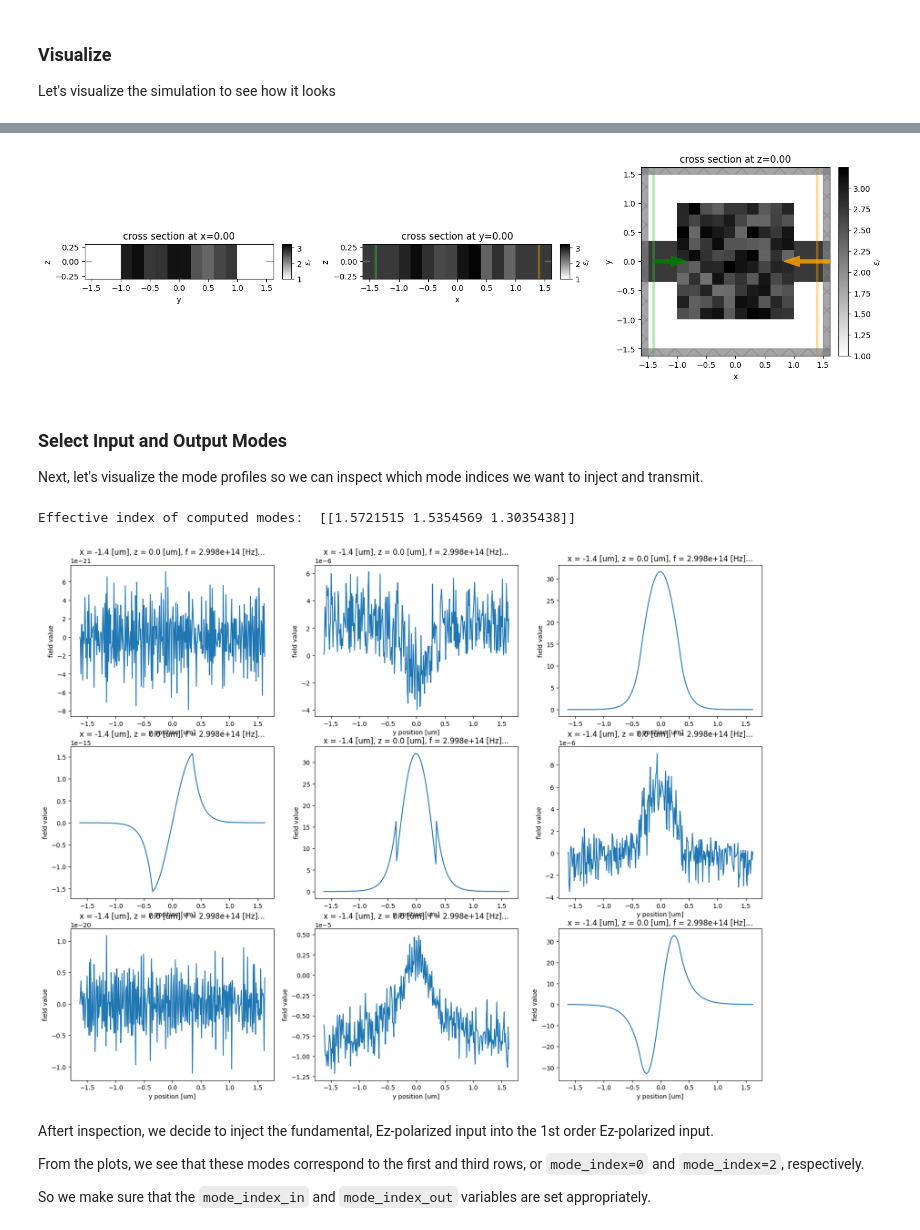
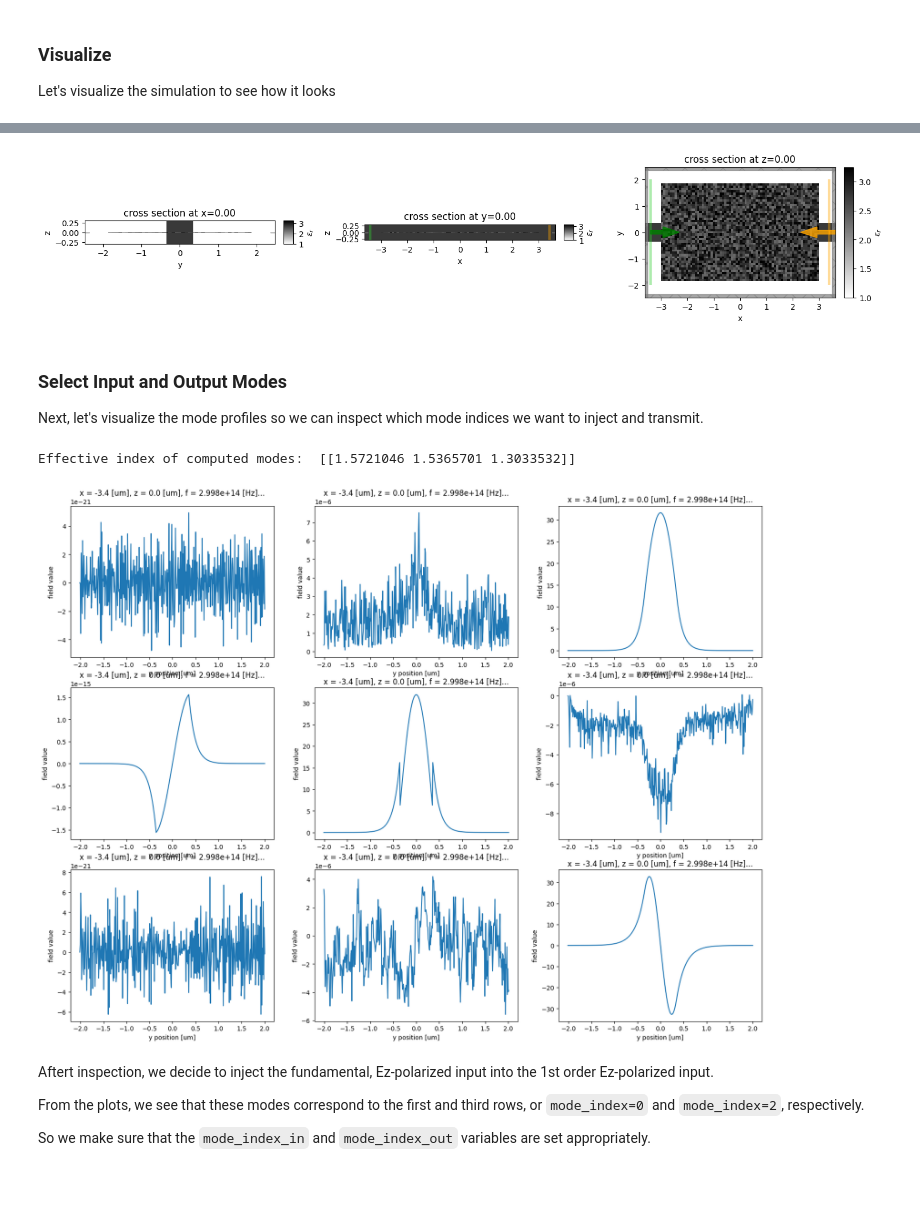
Before and after one commit to flexcompute-readthedocs/tidy3d-docs, a Jupyter notebook: docs/source/notebooks/AdjointPlugin_3_InverseDesign2D.ipynb, the cells around one changed output, grey strips where cells are left out. Saved outputs shown, nothing was run; the diff lists cells and outputs as text; code cells hidden in the pictures; blank space fills up the shorter version.

Commit message:
inverse design with custom medium

```diff
--- a/docs/source/notebooks/AdjointPlugin_3_InverseDesign2D.ipynb
+++ b/docs/source/notebooks/AdjointPlugin_3_InverseDesign2D.ipynb
@@ -59,11 +59,14 @@ buffer = 0.5 * wavelength
 
 # optimize region size
 lz = td.inf
-lx, ly = 2.0, 2.0
+golden_ratio = 1.618
+lx = 6.0
+ly = lx / golden_ratio
 wg_width = .7
 
 # num cells
-nx, ny = (10, 10)
+nx = 70
+ny = int(nx / golden_ratio)
 num_cells = nx * ny
 
 # position of source and monitor (constant for all)
@@ -78,11 +81,12 @@ Lz = 0
 # permittivity info
 eps_wg = 2.75
 eps_deviation_random = 0.5
+eps_max = 5
 
 # note, we choose the starting permittivities to be uniform with a small, random deviation
 eps_boxes = eps_wg * np.ones((nx, ny))
 eps_boxes += 2 * (np.random.random((nx, ny)) - 0.5) * eps_deviation_random
-eps_boxes = eps_boxes.flatten().tolist()
+eps_boxes = eps_boxes.flatten()
 
 # frequency width and run time
 freqw = freq0 / 10
@@ -133,7 +137,7 @@ Next, we write a function to return the pixellated array of `JaxStructures` give
 
 We will feed the result of this function to our `JaxSimulation.input_structures` and will take the gradient w.r.t. the inputs.
 # %%
-def make_input_structures(*eps_boxes) -> List[JaxStructure]:
+def make_input_structures(eps_boxes) -> List[JaxStructure]:
 
     size_box_x = float(lx) / nx
     size_box_y = float(ly) / ny
@@ -144,27 +148,37 @@ def make_input_structures(*eps_boxes) -> List[JaxStructure]:
 
     input_structures = []
 
+    coords_x = [x0_min + index_x * size_box_x - 1e-5 for index_x in range(nx)]
+    coords_y = [y0_min + index_y * size_box_y - 1e-5 for index_y in range(ny)]
+
+    coords = dict(x=coords_x, y=coords_y, z=[0], f=[freq0])
+    values = []
+
     index_box = 0
     for index_x in range(nx):
-        x0 = x0_min + index_x * size_box_x - 1e-5
+        x0 = coords_x[index_x]
         for index_y in range(ny):
-            y0 = y0_min + index_y * size_box_y - 1e-5
-            eps_box = eps_boxes[index_box]
-            medium = JaxMedium(permittivity=eps_box)
-            geometry = JaxBox(center=(x0, y0, 0), size=size_box)
-            structure = JaxStructure(geometry=geometry, medium=medium)
-            input_structures.append(structure)
+            y0 = coords_y[index_y]
+            values.append(eps_boxes[index_box])
             index_box += 1
-    return input_structures
+
+
+    values = jnp.array(values).reshape((nx, ny, 1, 1))
+    field_components = {f"eps_{dim}{dim}": JaxDataArray(values=values, coords=coords) for dim in "xyz"}
+    eps_dataset = JaxPermittivityDataset(**field_components)
+    custom_medium = JaxCustomMedium(eps_dataset=eps_dataset)
+    box = JaxBox(center=(0,0,0), size=(lx, ly, lz))
+    custom_structure = JaxStructure(geometry=box, medium=custom_medium)
+    return [custom_structure]
 # %% [markdown]
 ### Jax Simulation
 Next, we write a function to return the `JaxSimulation` as a function of our $\epsilon_{ij}$ values.
 
 We make sure to add the pixellated `JaxStructure` list to `input_structures` and the `measurement_monitor` to `output_monitors`.
 # %%
-def make_sim(*eps_boxes) -> JaxSimulation:
+def make_sim(eps_boxes) -> JaxSimulation:
 
-    input_structures = make_input_structures(*eps_boxes)
+    input_structures = make_input_structures(eps_boxes)
 
     return JaxSimulation(
         size=[Lx, Ly, Lz],
@@ -184,7 +198,7 @@ def make_sim(*eps_boxes) -> JaxSimulation:
 ### Visualize
 Let's visualize the simulation to see how it looks
 # %%
-sim_start = make_sim(*eps_boxes)
+sim_start = make_sim(eps_boxes)
 
 f, axes = plt.subplots(1, 3, tight_layout=True, figsize=(15, 10))
 
@@ -196,4 +219,4 @@ plt.show()
-[figure, old version]
+[figure, new version]
 # %% [markdown]
 ### Select Input and Output Modes
 
@@ -211,8 +234,8 @@ for mode_ind in range(num_modes):
         ax = axs[mode_ind, field_ind]
         field.real.plot(ax=ax)
 # %% [output]
-Effective index of computed modes:  [[1.5721515 1.5354569 1.3035438]]
+Effective index of computed modes:  [[1.5721046 1.5365701 1.3033532]]
-[figure, old version]
+[figure, new version]
 # %% [markdown]
 Aftert inspection, we decide to inject the fundamental, Ez-polarized input into the 1st order Ez-polarized input.
 
```
Also changed, not shown: parts of 15 cells of this notebook.
